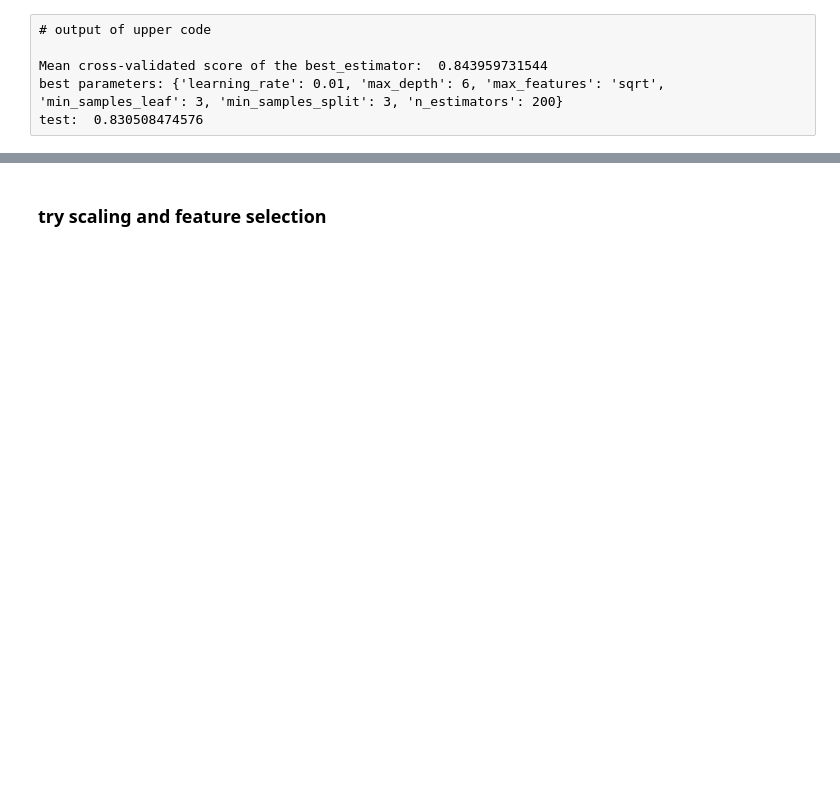
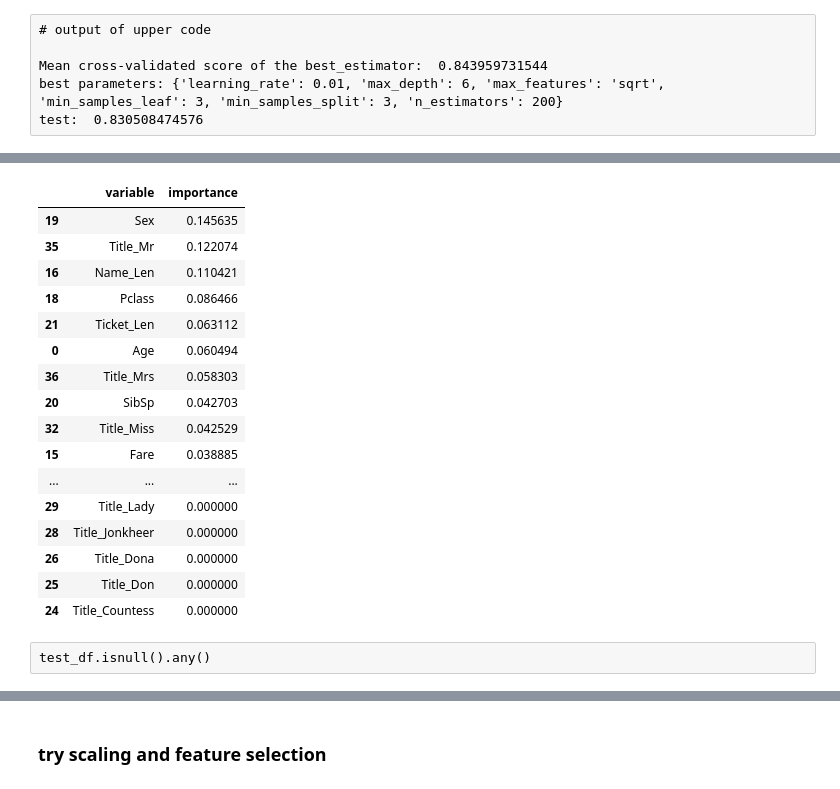
Before and after one commit to alancet/test, a Jupyter notebook: kaggle/titanic/src/myPredict.ipynb, the cells around one changed output, grey strips where cells are left out. Cells and saved outputs as stored; diff of their text form; code cells hidden in the pictures; blank space fills up the shorter version.

```diff
--- a/kaggle/titanic/src/myPredict.ipynb
+++ b/kaggle/titanic/src/myPredict.ipynb
@@ -1052,26 +945,3 @@ test:  0.7898305084745763
 ----
 # %% [markdown]
 # random forest result for compare
-# %%
-"""
-param_grid = {'randomforestclassifier__n_estimators': [10, 50, 100, 300, 500, 1000],
-              'randomforestclassifier__max_features': [1, 'auto', None],
-             'randomforestclassifier__max_depth':[1, 3, 5, 7, 9, None],
-             'randomforestclassifier__min_samples_leaf': [1,2,4],
-             "randomforestclassifier__min_samples_split" : [2, 3, 4]}
-"""
-# very narrow range
-param_grid = {'randomforestclassifier__n_estimators': [10,  100,  500, 1000],
-              'randomforestclassifier__max_features': [1, 'auto', None],
-             'randomforestclassifier__max_depth':[1, 3, 5, 7, None],
-             'randomforestclassifier__min_samples_leaf': [1,2,4],
-             "randomforestclassifier__min_samples_split" : [2, 3, 4]}
-
-pipe = make_pipeline(RandomForestClassifier())
-
-grid_search = GridSearchCV(pipe, param_grid=param_grid, cv=5, n_jobs=3, verbose=1)
-grid_search.fit(X_train, y_train)
-
-print("Mean cross-validated score of the best_estimator: ", grid_search.best_score_)
-print("best parameters:", grid_search.best_params_)
-print("test: ", grid_search.score(X_test, y_test))
@@ -1245,0 +1184,24 @@ print("mean of cross val score for X_train_df: ", scores.mean())
+# %%
+pd.concat((pd.DataFrame(X_train.columns, columns = ['variable']),
+           pd.DataFrame(pipe.named_steps["gradientboostingclassifier"].feature_importances_, columns = ['importance'])),
+          axis = 1).sort_values(by='importance', ascending = False)
+# %% [output]
+|  | variable | importance |
+| 19 | Sex | 0.145635 |
+| 35 | Title_Mr | 0.122074 |
+| 16 | Name_Len | 0.110421 |
+| 18 | Pclass | 0.086466 |
+| 21 | Ticket_Len | 0.063112 |
+| 0 | Age | 0.060494 |
+| 36 | Title_Mrs | 0.058303 |
+| 20 | SibSp | 0.042703 |
+| 32 | Title_Miss | 0.042529 |
+| 15 | Fare | 0.038885 |
+| ... | ... | ... |
+| 29 | Title_Lady | 0.000000 |
+| 28 | Title_Jonkheer | 0.000000 |
+| 26 | Title_Dona | 0.000000 |
+| 25 | Title_Don | 0.000000 |
+| 24 | Title_Countess | 0.000000 |
+# %% [raw]
+test_df.isnull().any()
```
Also changed, not shown: parts of 94 cells of this notebook, 1 other file.
